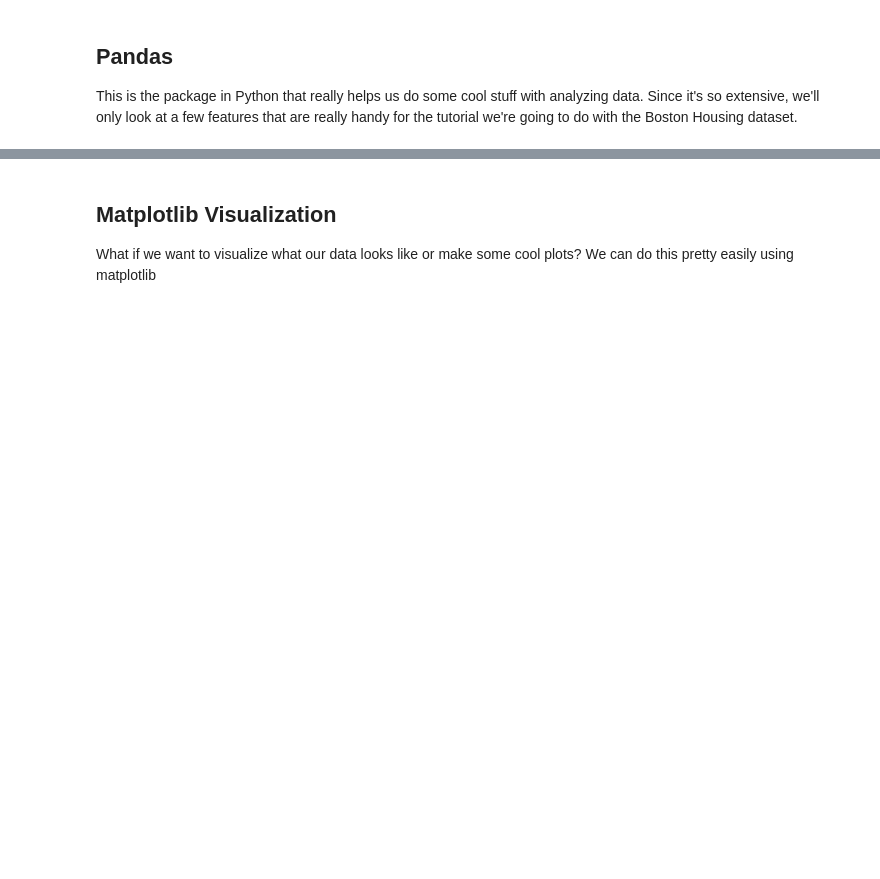
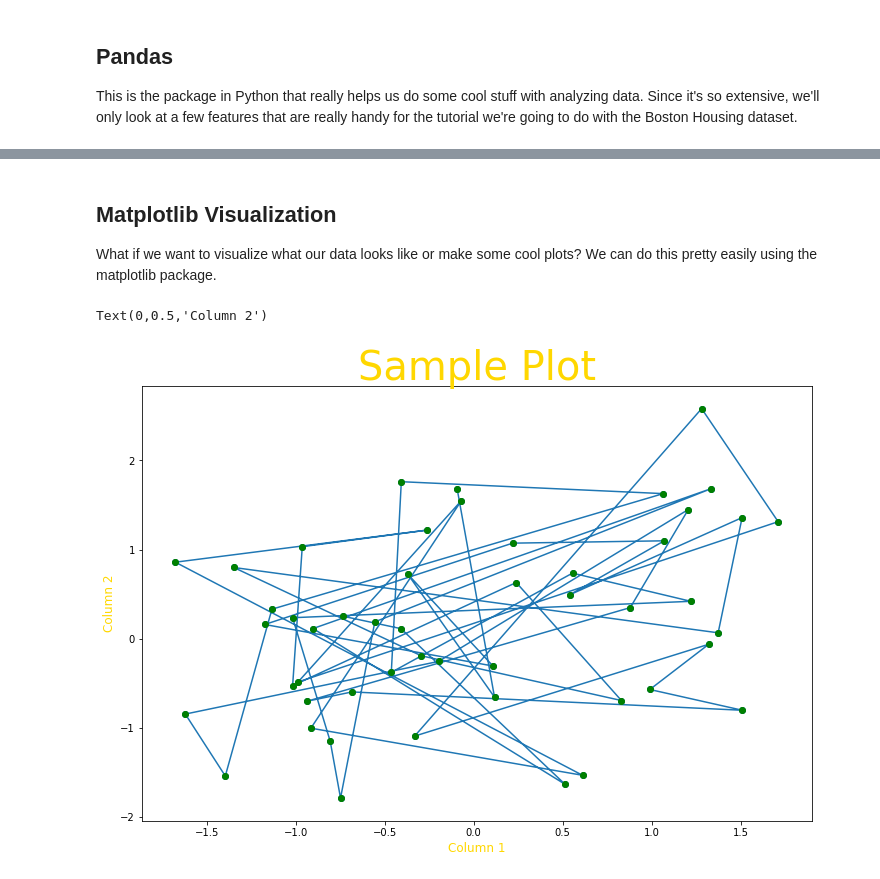
Before and after one commit to TheChanRProject/M297, a Jupyter notebook: theory/notebooks/Python_DataScience_Intro.ipynb, the cells around one changed output, grey strips where cells are left out. Drawn from its saved outputs; the diff is of its cells as text; code cells hidden in the pictures; blank space fills up the shorter version.

Commit message:
finishing plot

```diff
--- a/theory/notebooks/Python_DataScience_Intro.ipynb
+++ b/theory/notebooks/Python_DataScience_Intro.ipynb
@@ -214,4 +217,34 @@ sample[sample['col2'] > 0.5]
 # %% [markdown]
 ## Matplotlib Visualization
 
-What if we want to visualize what our data looks like or make some cool plots? We can do this pretty easily using matplotlib
+What if we want to visualize what our data looks like or make some cool plots? We can do this pretty easily using the matplotlib package.
+# %%
+%matplotlib inline
+import matplotlib.pyplot as plt
+
+
+# let's first create a figure  we'll set it to be a 12x8 window
+
+plt.figure(figsize=(12,8))
+
+# let's plot the two columns in our dataframe above
+
+plt.plot(sample['col1'], sample['col2'])
+
+# let's make a scatter plot instead
+
+plt.scatter(sample['col1'], sample['col2'])
+
+# let's make the dots  green
+
+plt.plot(sample['col1'], sample['col2'], 'go')
+
+# let's add some labels
+
+
+plt.title("Sample Plot", color='gold', size="40")
+plt.xlabel("Column 1", color='gold', size="12")
+plt.ylabel("Column 2", color='gold', size="12")
+# %% [output]
+Text(0,0.5,'Column 2')
+[figure, added]
```
Also changed, not shown: parts of 3 cells of this notebook.
